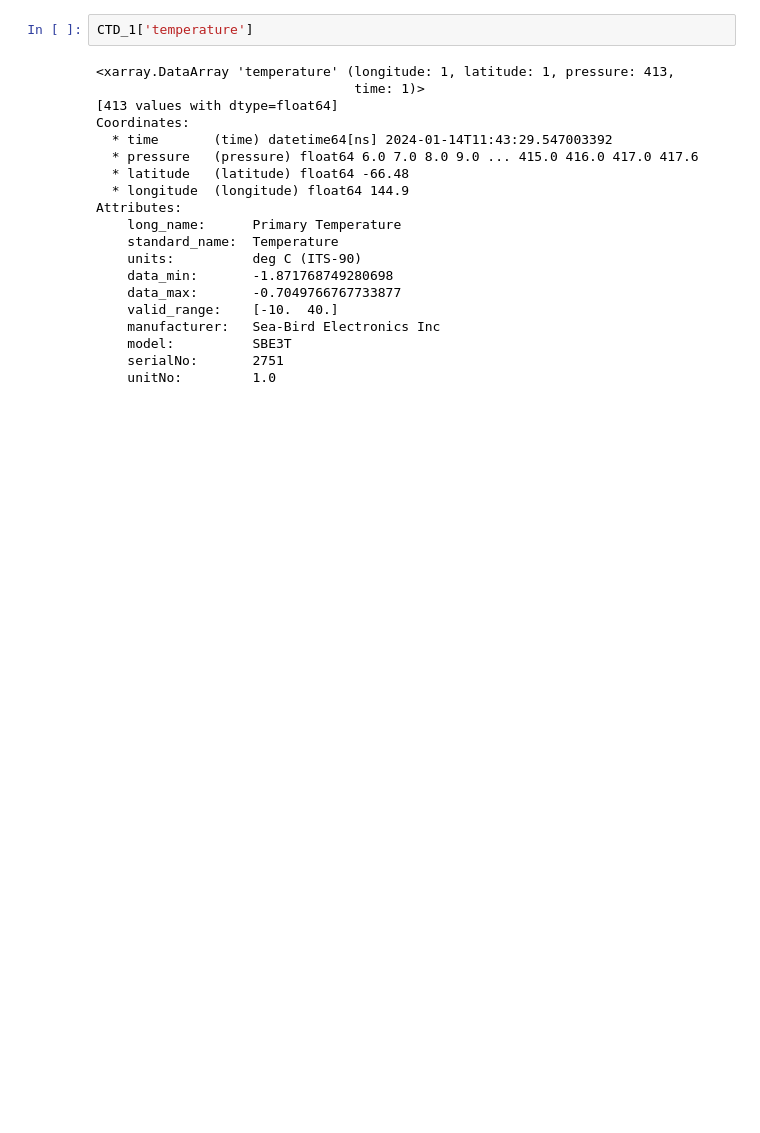
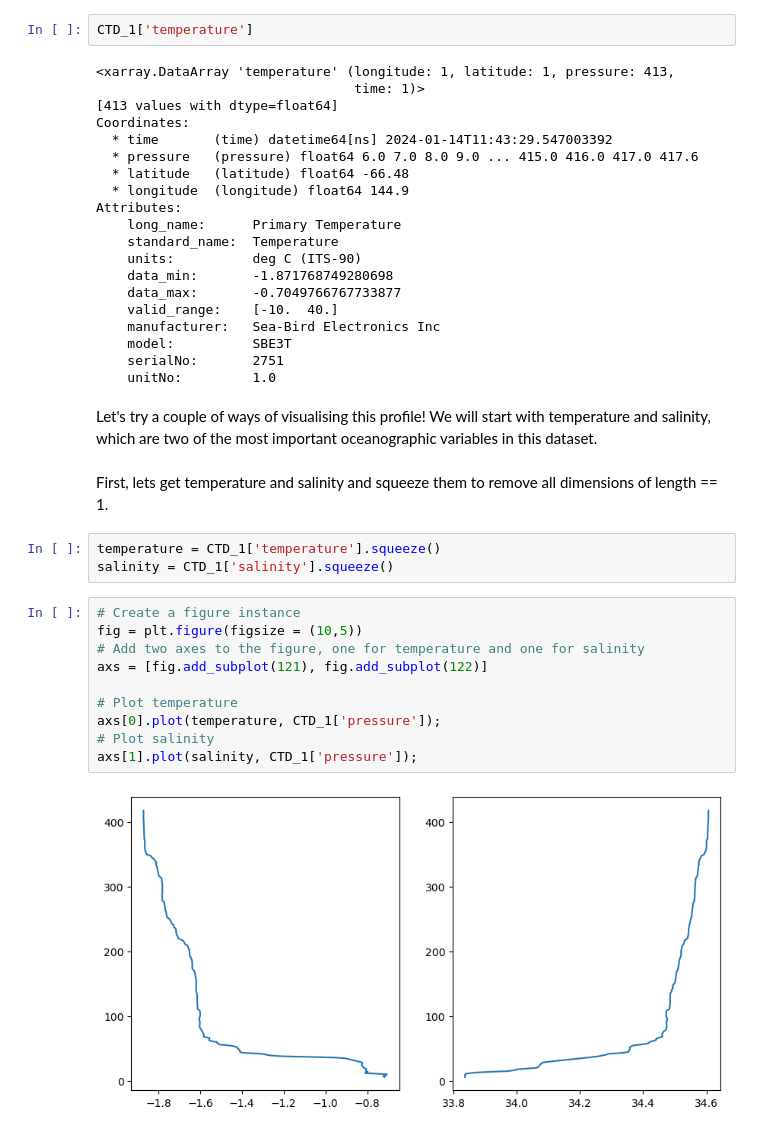
Before and after one commit to julia-neme/KSA_Observations_Modelling, a Jupyter notebook: Class1/Introduction_to_CTDs.ipynb, the cells around one changed output. Drawn from its saved outputs; the diff is of its cells as text; blank space fills up the shorter version.

```diff
--- a/Class1/Introduction_to_CTDs.ipynb
+++ b/Class1/Introduction_to_CTDs.ipynb
@@ -96,3 +99,22 @@ Attributes:
     model:          SBE3T
     serialNo:       2751
     unitNo:         1.0
+# %% [markdown]
+Let's try a couple of ways of visualising this profile! We will start with temperature and salinity, which are two of the most important oceanographic variables in this dataset.
+# %% [markdown]
+First, lets get temperature and salinity and squeeze them to remove all dimensions of length == 1.
+# %%
+temperature = CTD_1['temperature'].squeeze()
+salinity = CTD_1['salinity'].squeeze()
+# %%
+# Create a figure instance
+fig = plt.figure(figsize = (10,5))
+# Add two axes to the figure, one for temperature and one for salinity
+axs = [fig.add_subplot(121), fig.add_subplot(122)]
+
+# Plot temperature
+axs[0].plot(temperature, CTD_1['pressure']);
+# Plot salinity
+axs[1].plot(salinity, CTD_1['pressure']);
+# %% [output]
+[figure, added]
```
Also changed, not shown: parts of 4 cells of this notebook.
